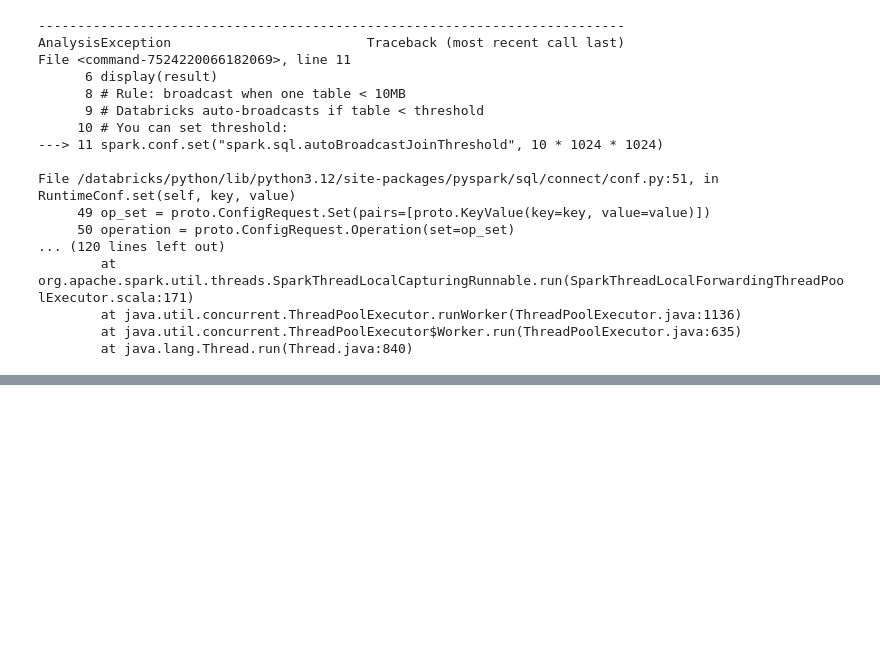
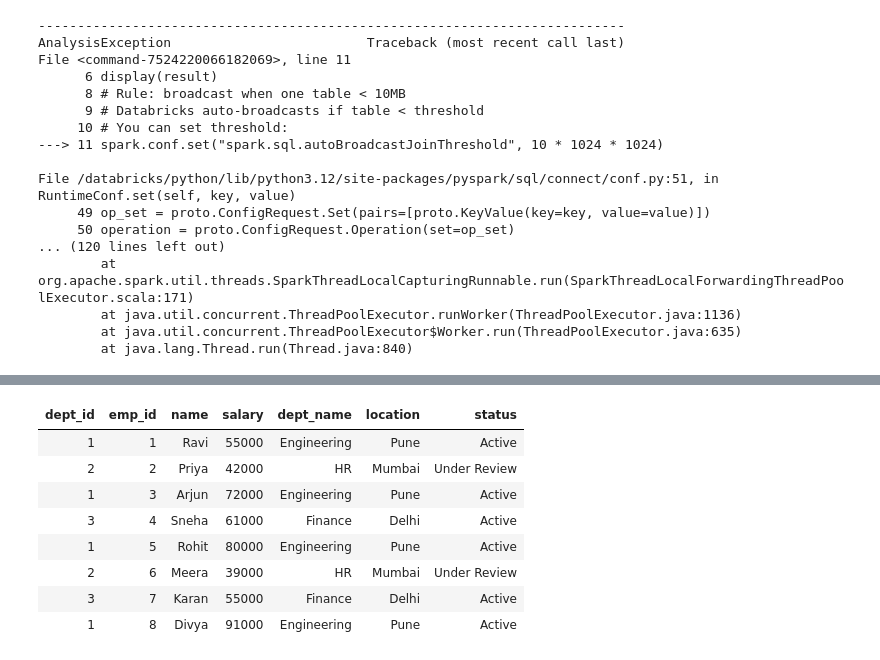
Before and after one commit to PradnyaNitin/pyspark-30-days, a Jupyter notebook: week2_transformations/day08_joins.ipynb, the cells around one changed output, grey strips where cells are left out. Saved outputs shown, nothing was run; the diff lists cells and outputs as text; code cells hidden in the pictures; blank space fills up the shorter version.

Commit message:
joins broadcast

```diff
--- a/week2_transformations/day08_joins.ipynb
+++ b/week2_transformations/day08_joins.ipynb
@@ -291,0 +355,17 @@ display(result3)
+# %%
+# 6. After join add column "status":    Active if salary > 50000 else Under Review
+
+df_new = emp_df.join(dept_df, on= "dept_id", how="inner").withColumn("status" , when (col("salary") > 50000, "Active").
+otherwise("Under Review "))
+
+display(df_new)
+# %% [output]
+| dept_id | emp_id | name | salary | dept_name | location | status |
+| 1 | 1 | Ravi | 55000 | Engineering | Pune | Active |
+| 2 | 2 | Priya | 42000 | HR | Mumbai | Under Review |
+| 1 | 3 | Arjun | 72000 | Engineering | Pune | Active |
+| 3 | 4 | Sneha | 61000 | Finance | Delhi | Active |
+| 1 | 5 | Rohit | 80000 | Engineering | Pune | Active |
+| 2 | 6 | Meera | 39000 | HR | Mumbai | Under Review |
+| 3 | 7 | Karan | 55000 | Finance | Delhi | Active |
+| 1 | 8 | Divya | 91000 | Engineering | Pune | Active |
```
Also changed, not shown: parts of 10 cells of this notebook.
